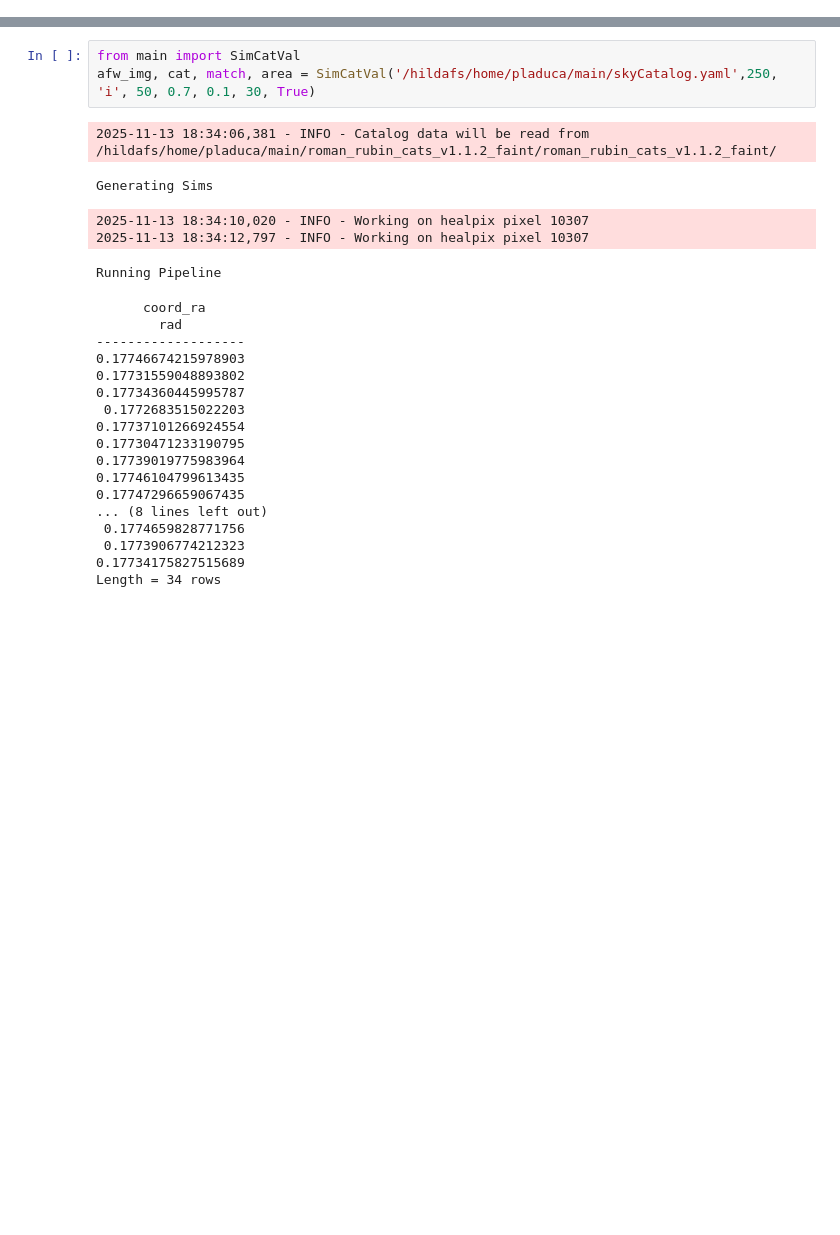
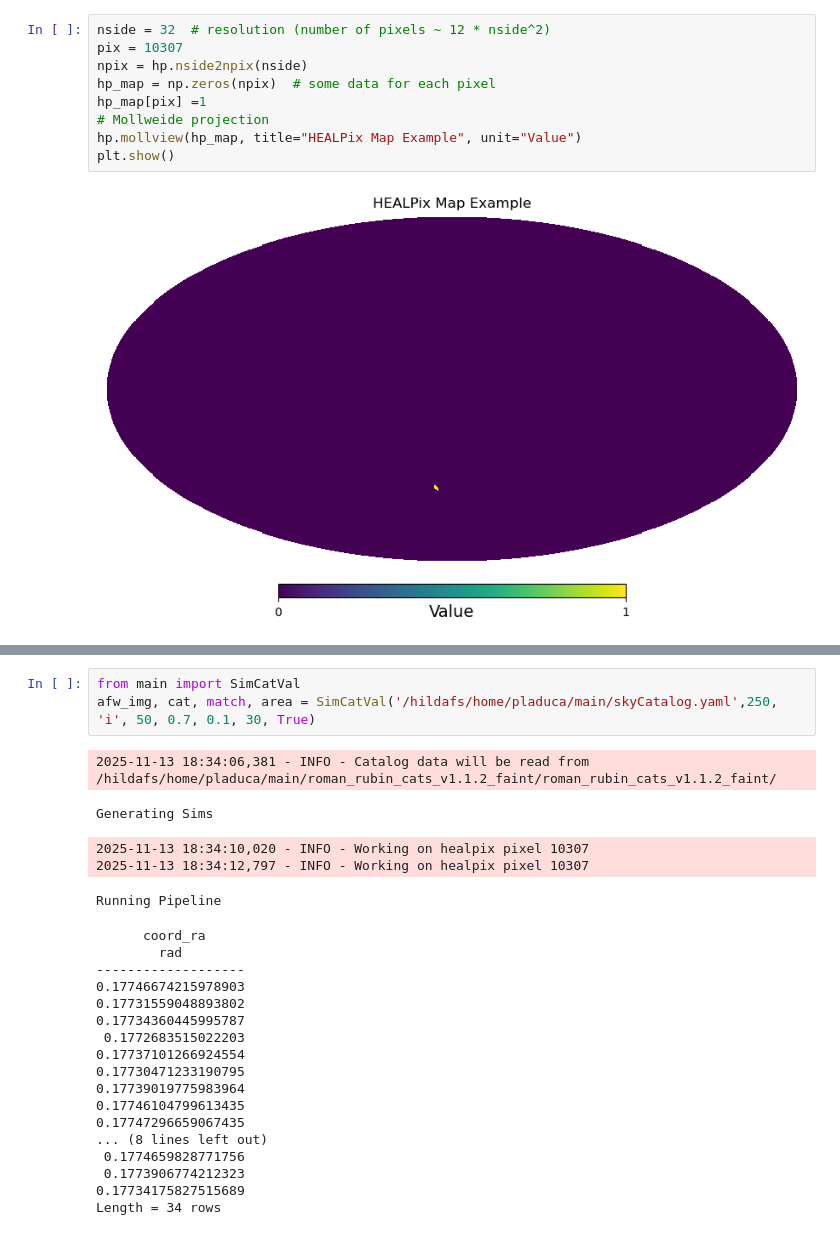
Before and after one commit to philipladuca24/LSST-SimCatVal, a Jupyter notebook: LSST-SimCatVal/testing.ipynb, the cells around one changed output, grey strips where cells are left out. Saved outputs shown, nothing was run; the diff lists cells and outputs as text; blank space fills up the shorter version.

```diff
--- a/LSST-SimCatVal/testing.ipynb
+++ b/LSST-SimCatVal/testing.ipynb
@@ -2,0 +110,11 @@
+# %%
+nside = 32  # resolution (number of pixels ~ 12 * nside^2)
+pix = 10307
+npix = hp.nside2npix(nside)
+hp_map = np.zeros(npix)  # some data for each pixel
+hp_map[pix] =1
+# Mollweide projection
+hp.mollview(hp_map, title="HEALPix Map Example", unit="Value")
+plt.show()
+# %% [output]
+[figure, added]
```
Also changed, not shown: parts of 13 cells of this notebook, 4 other files.
